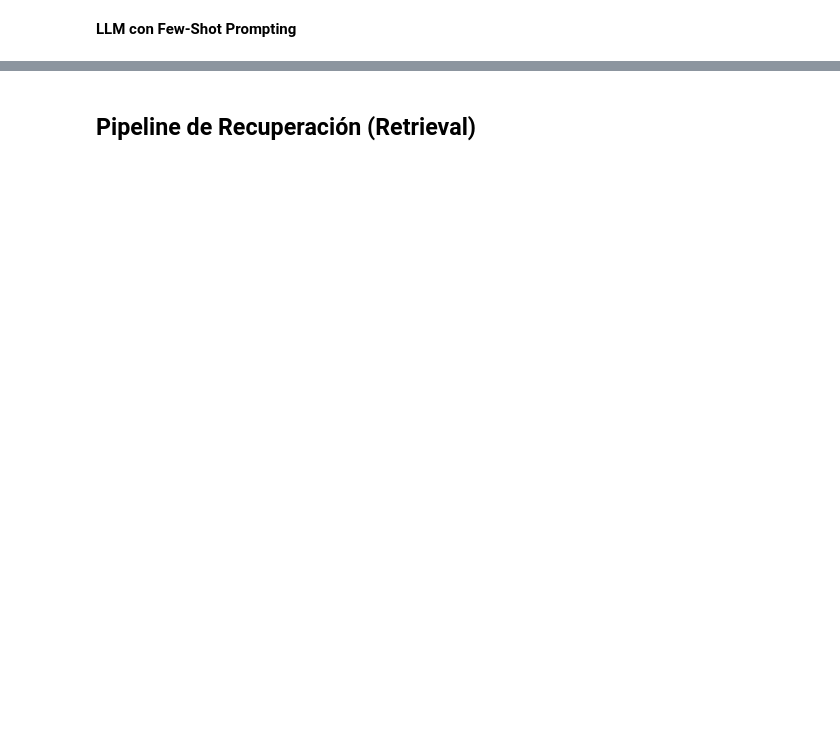
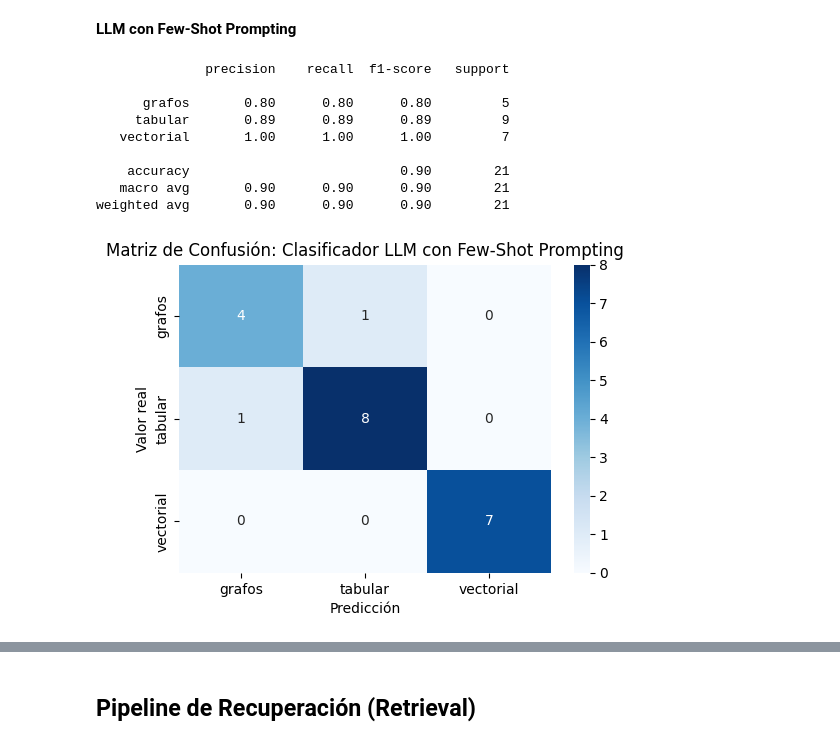
Before and after one commit to nicoomancini/TP-NLP-Nicolas-Mancini, a Jupyter notebook: TP_NLP.ipynb, the cells around one changed output, grey strips where cells are left out. Saved outputs shown, nothing was run; the diff lists cells and outputs as text; code cells hidden in the pictures; blank space fills up the shorter version.

```diff
--- a/TP_NLP.ipynb
+++ b/TP_NLP.ipynb
@@ -338,6 +363,6 @@ print(f"Acumulado después de FAQs: {len(todos_los_chunks)} chunks.")
 # %%
 # Se define una función para realizar una busqueda semántica
-def buscar(query, k=1, filtros=None):
+def busqueda_vectorial(query, k=1, filtros=None):
     # Embedding de la consulta
     q_emb = embed([query])[0]
 
@@ -937,35 +1264,45 @@ system_prompt = """
     Usuario: "¿Qué repuesto va con este motor?" -> Respuesta: Grafos
     Usuario: "¿Qué suelen comprar junto con la cafetera?" -> Respuesta: Grafos
 
     Responde SOLAMENTE con una de las tres palabras: Vectorial, Tabular o Grafos
 """
 
 def clf_llm_seguro(query):
     try:
         prompt = system_prompt + '\n\n' + query
         respuesta = model.complete(prompt)
         # Limpieza simple para asegurar que coincida con las etiquetas
         return respuesta.text.strip().replace(".", "").lower()
     except:
         return "ERROR"
 
 y_pred_llm = []
 
 # Iteramos sobre los textos de test
-print(f"Clasificando {len(X_test_llm)} ejemplos con LLM...")
 for i, query in enumerate(X_test_llm):
     pred = clf_llm_seguro(query)
     y_pred_llm.append(pred)
-    time.sleep(1.5)
+    time.sleep(1)
 
 # Resumen, si el LLM devuelve "ERROR", el reporte lo mostrará como una clase extra
 print(classification_report(y_test, y_pred_llm))
 
 # Matriz de confusión
-cm = confusion_matrix(y_test, y_pred_llm)
 plt.figure(figsize=(6,4))
-sns.heatmap(cm, annot=True, fmt="d", cmap="Blues")
+cm2 = confusion_matrix(y_test, y_pred_llm, labels=labels)
+sns.heatmap(cm2, annot=True, fmt="d", cmap="Blues", xticklabels=labels, yticklabels=labels)
 plt.xlabel("Predicción")
 plt.ylabel("Valor real")
-plt.title("Matriz de Confusión")
+plt.title("Matriz de Confusión: Clasificador LLM con Few-Shot Prompting")
 plt.show()
+# %% [output]
+              precision    recall  f1-score   support
+
+      grafos       0.80      0.80      0.80         5
+     tabular       0.89      0.89      0.89         9
+   vectorial       1.00      1.00      1.00         7
+
+    accuracy                           0.90        21
+   macro avg       0.90      0.90      0.90        21
+weighted avg       0.90      0.90      0.90        21
+[figure, added]
```
Also changed, not shown: parts of 66 cells of this notebook, 3 other files.
